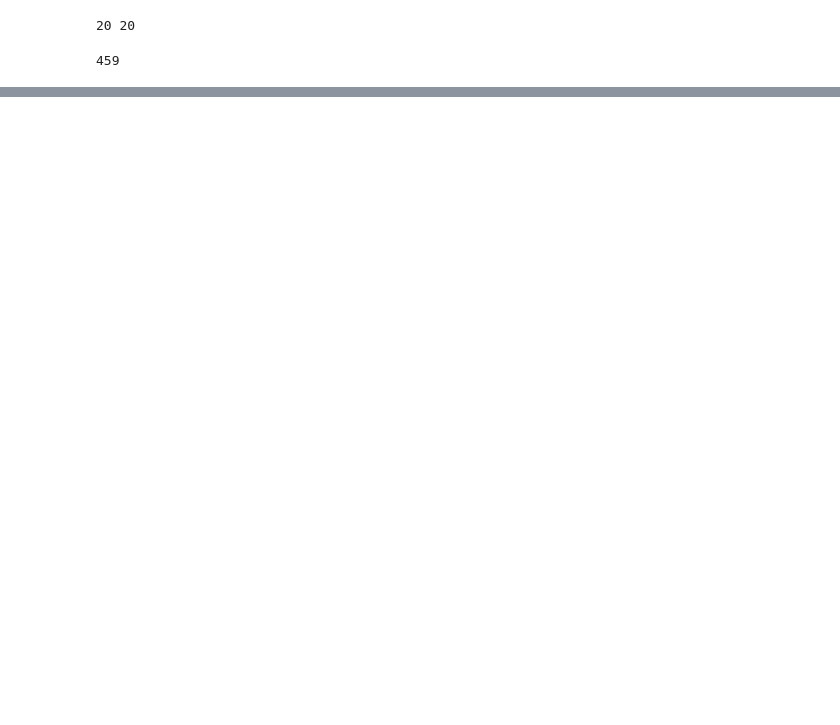
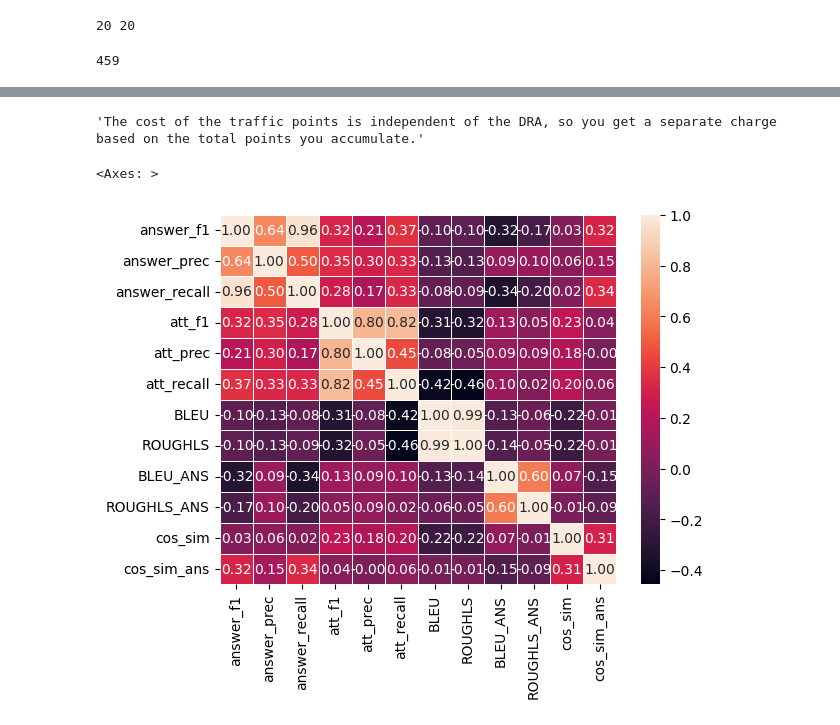
Before and after one commit to gong7788/Attributed-QA, a Jupyter notebook: analys.ipynb, the cells around one changed output, grey strips where cells are left out. Cells and saved outputs as stored; diff of their text form; code cells hidden in the pictures; blank space fills up the shorter version.

```diff
--- a/analys.ipynb
+++ b/analys.ipynb
@@ -84,3 +156,8 @@ Index(['question', 'answer', 'model_answer', 'true_ref_str', 'retrived_doc',
+# %%
+num_cols = []
+for col in concat_df.columns:
+    if concat_df[col].dtype == 'float64':
+        num_cols.append(col)
 # %%
 att_features = ['true_ref_str', 'retrived_doc', 'att_f1', 'att_prec', 'att_recall', 'BLEU', 'ROUGHLS', 'cos_sim']
 ans_features = ['answer', 'model_answer', 'answer_f1', 'answer_prec', 'answer_recall', 'BLEU_ANS',
@@ -108,3 +190,12 @@ autoais_answer:  0.378
+# %%
+concat_df.iloc[4]['autoais_true_answer']
+# %% [output]
+'The cost of the traffic points is independent of the DRA, so you get a separate charge based on the total points you accumulate.'
+# %%
+sns.heatmap(concat_df[num_cols].corr(), annot=True, linewidths=.5, fmt= '.2f')
+# %% [output]
+<Axes: >
+[figure, added]
 # %%
 def heatmap(concat_df):
     pass
```
Also changed, not shown: parts of 12 cells of this notebook, 25 other files.
